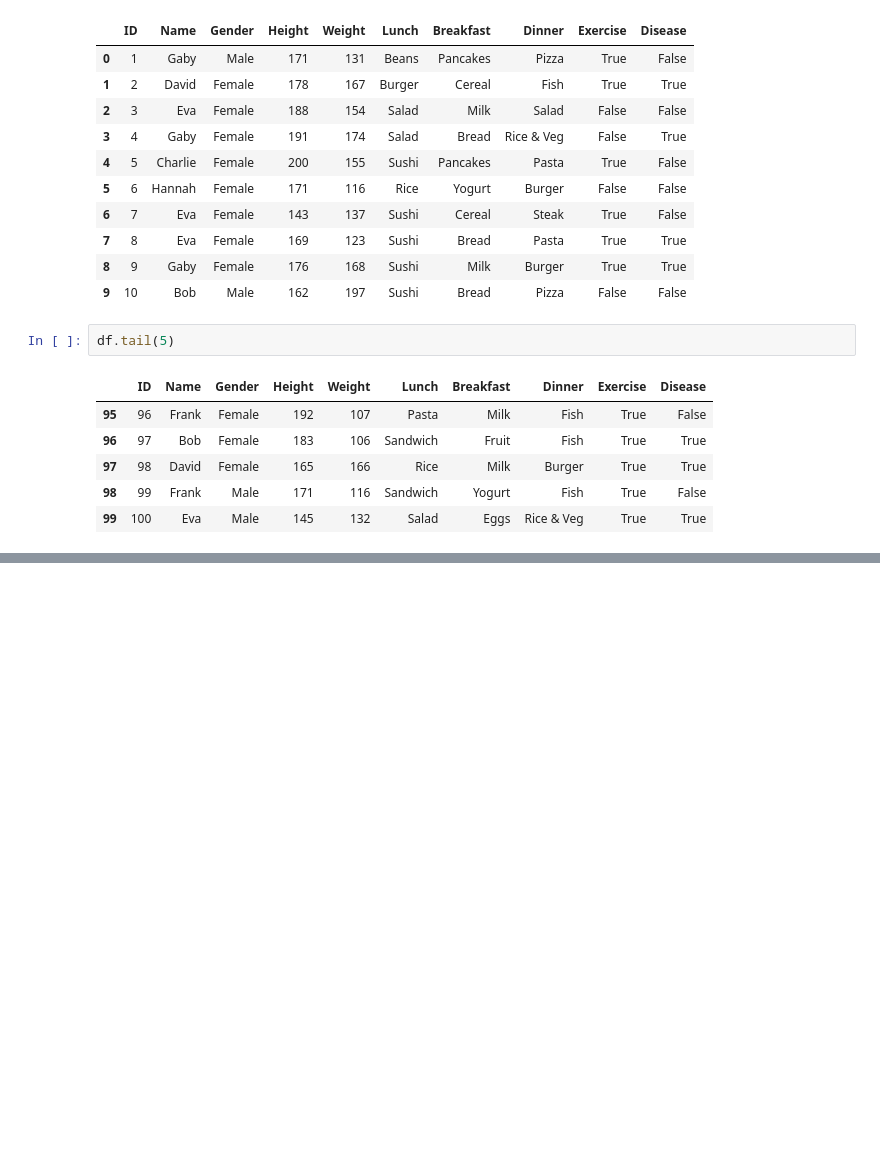
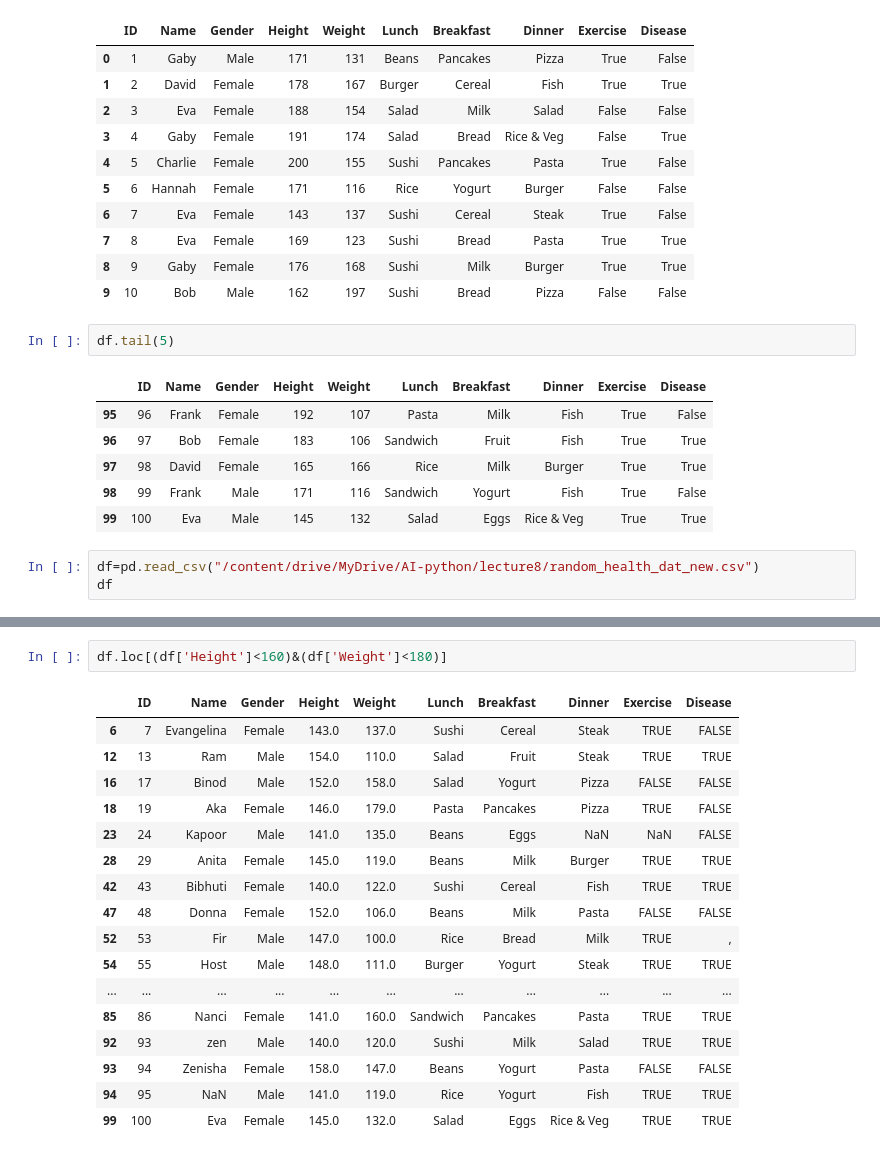
Before and after one commit to prabuddhayogi/ai-with-python, a Jupyter notebook: pandas.ipynb, the cells around one changed output, grey strips where cells are left out. Cells and saved outputs as stored; diff of their text form; blank space fills up the shorter version.

```diff
--- a/pandas.ipynb
+++ b/pandas.ipynb
@@ -97,3 +97,6 @@ df.tail(5)
 | 97 | 98 | David | Female | 165 | 166 | Rice | Milk | Burger | True | True |
 | 98 | 99 | Frank | Male | 171 | 116 | Sandwich | Yogurt | Fish | True | False |
 | 99 | 100 | Eva | Male | 145 | 132 | Salad | Eggs | Rice & Veg | True | True |
+# %%
+df=pd.read_csv("/content/drive/MyDrive/AI-python/lecture8/random_health_dat_new.csv")
+df
@@ -99,0 +166,20 @@ df.tail(5)
+# %%
+df.loc[(df['Height']<160)&(df['Weight']<180)]
+# %% [output]
+|  | ID | Name | Gender | Height | Weight | Lunch | Breakfast | Dinner | Exercise | Disease |
+| 6 | 7 | Evangelina | Female | 143.0 | 137.0 | Sushi | Cereal | Steak | TRUE | FALSE |
+| 12 | 13 | Ram | Male | 154.0 | 110.0 | Salad | Fruit | Steak | TRUE | TRUE |
+| 16 | 17 | Binod | Male | 152.0 | 158.0 | Salad | Yogurt | Pizza | FALSE | FALSE |
+| 18 | 19 | Aka | Female | 146.0 | 179.0 | Pasta | Pancakes | Pizza | TRUE | FALSE |
+| 23 | 24 | Kapoor | Male | 141.0 | 135.0 | Beans | Eggs | NaN | NaN | FALSE |
+| 28 | 29 | Anita | Female | 145.0 | 119.0 | Beans | Milk | Burger | TRUE | TRUE |
+| 42 | 43 | Bibhuti | Female | 140.0 | 122.0 | Sushi | Cereal | Fish | TRUE | TRUE |
+| 47 | 48 | Donna | Female | 152.0 | 106.0 | Beans | Milk | Pasta | FALSE | FALSE |
+| 52 | 53 | Fir | Male | 147.0 | 100.0 | Rice | Bread | Milk | TRUE | , |
+| 54 | 55 | Host | Male | 148.0 | 111.0 | Burger | Yogurt | Steak | TRUE | TRUE |
+| ... | ... | ... | ... | ... | ... | ... | ... | ... | ... | ... |
+| 85 | 86 | Nanci | Female | 141.0 | 160.0 | Sandwich | Pancakes | Pasta | TRUE | TRUE |
+| 92 | 93 | zen | Male | 140.0 | 120.0 | Sushi | Milk | Salad | TRUE | TRUE |
+| 93 | 94 | Zenisha | Female | 158.0 | 147.0 | Beans | Yogurt | Pasta | FALSE | FALSE |
+| 94 | 95 | NaN | Male | 141.0 | 119.0 | Rice | Yogurt | Fish | TRUE | TRUE |
+| 99 | 100 | Eva | Female | 145.0 | 132.0 | Salad | Eggs | Rice & Veg | TRUE | TRUE |
```
Also changed, not shown: parts of 4 cells of this notebook.
